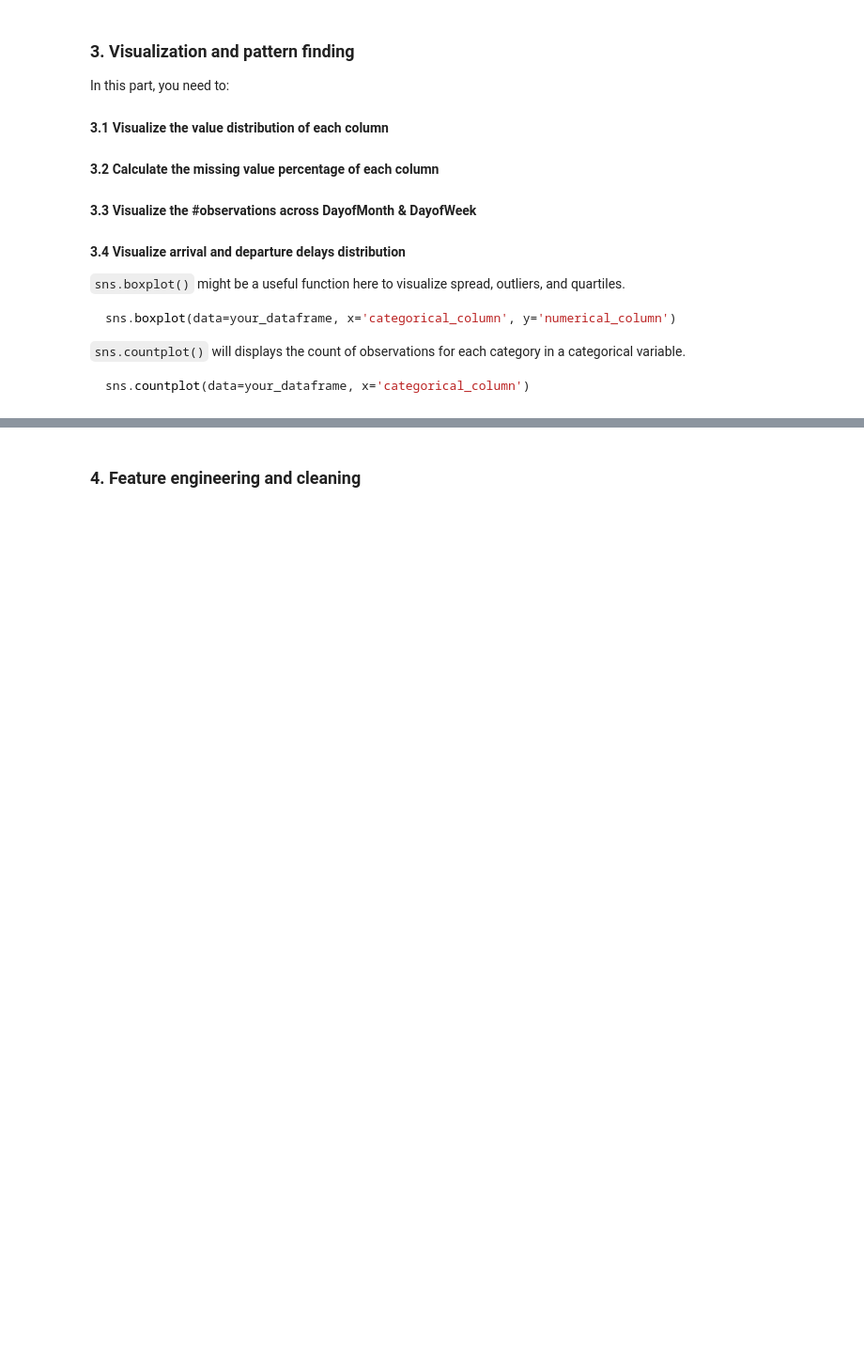
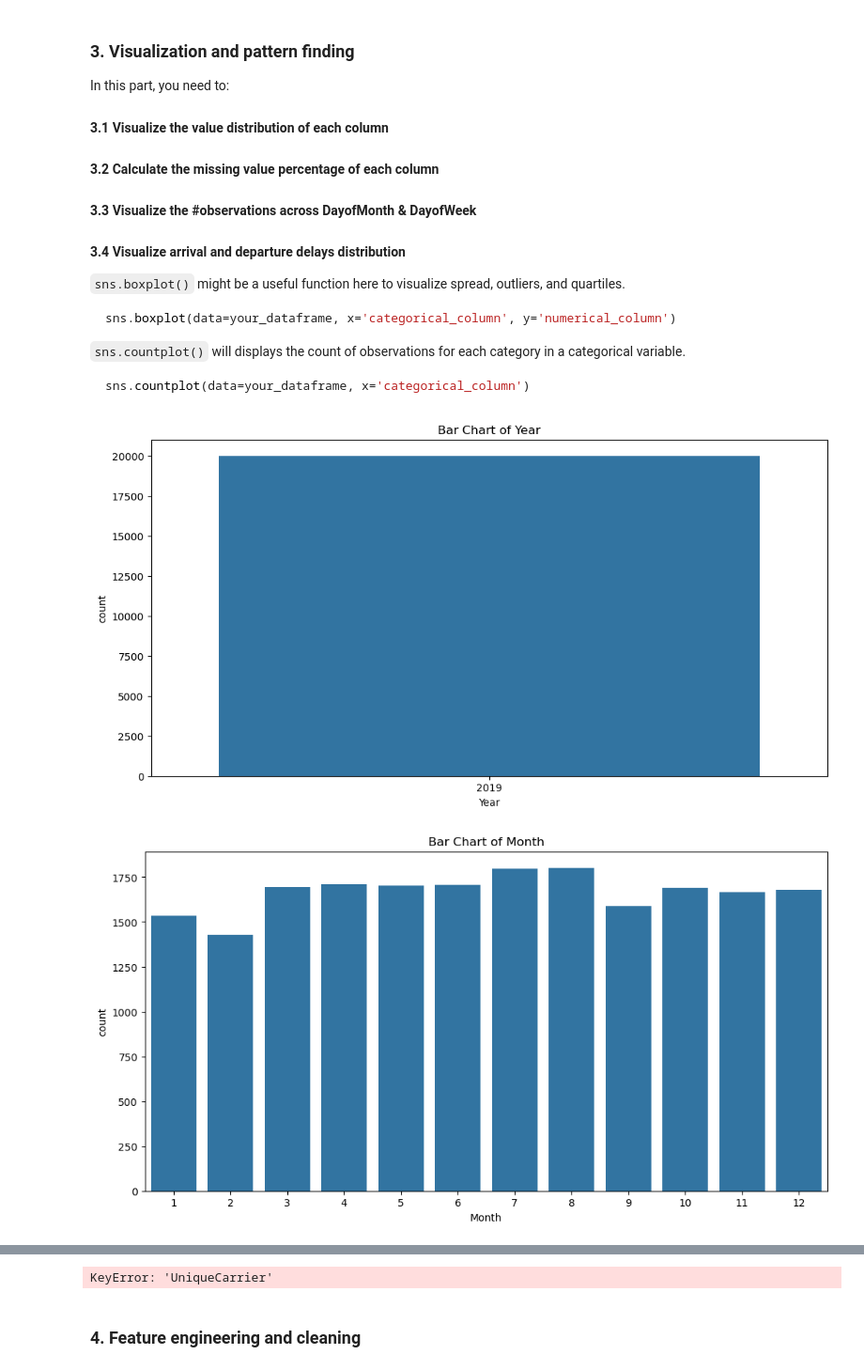
Before and after one commit to yashfadia2026/data_eng300SP_fadia, a Jupyter notebook: labs/lab1/lab1 - Yash Fadia.ipynb, the cells around one changed output, grey strips where cells are left out. Shown at 94% size. Drawn from its saved outputs; the diff is of its cells as text; code cells hidden in the pictures; blank space fills up the shorter version.

```diff
--- a/labs/lab1/lab1 - Yash Fadia.ipynb
+++ b/labs/lab1/lab1 - Yash Fadia.ipynb
@@ -107,9 +107,14 @@ Column name convention:
 #### 1.2 Random sample 20k observations for further analysis
 # %%
 ## 1.1 Rename a few columns
-
+data.rename(columns = {
+    "Reporting_Airline": "UniqueCarrier",
+    "Flight_Number_Reporting_Airline": "FlightNum",
+    "Tail_Number": "TailNum"
+}, inplace = True)
 
 ## 1.2 Random sampling for further analysis
+random_sample = data.sample(n=20000, random_state=42)
 # %% [markdown]
 ### 2. Basic EDA
 # %%
@@ -144,7 +178,25 @@ sns.countplot(data=your_dataframe, x='categorical_column')
 # %%
 ## 3.1 Visualize the value distribution of each column
 ## If the value type is continuous, we will use boxplot
 ## If the value type is discrete, we will use bar chart
 
 import matplotlib.pyplot as plt
 import seaborn as sns
+
+def visualization(pd_frame):
+    for i in pd_frame.columns:
+        if get_info(pd_frame).loc[i, 'var_type'] == 'Continuous':
+            plt.figure(figsize = (12,6))
+            sns.boxplot(x = pd_frame.loc[:,i])
+            plt.title(f'Boxplot of {i}')
+            plt.show()
+        else:
+            plt.figure(figsize = (12,6))
+            sns.countplot(x = pd_frame.loc[:,i])
+            plt.title(f'Bar Chart of {i}')
+            plt.show()
+
+visualization(random_sample)
+# %% [output]
+[figure, added]
+[figure, added]
@@ -151,3 +205,4 @@ import seaborn as sns
+KeyError: 'UniqueCarrier'
 # %%
 ## 3.2 Calculate the missing value percentage of each column
 # %%
```
Also changed, not shown: parts of 3 cells of this notebook.
